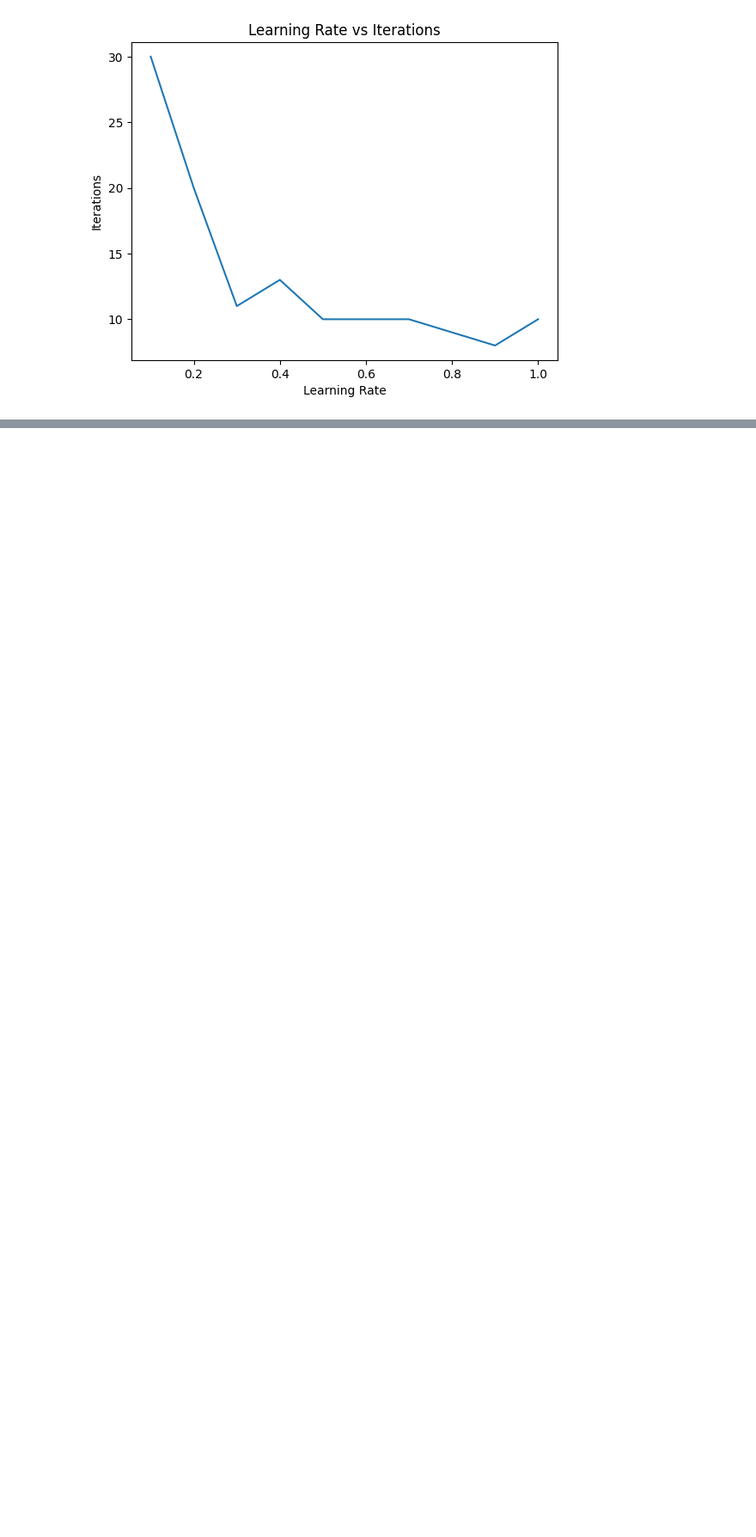
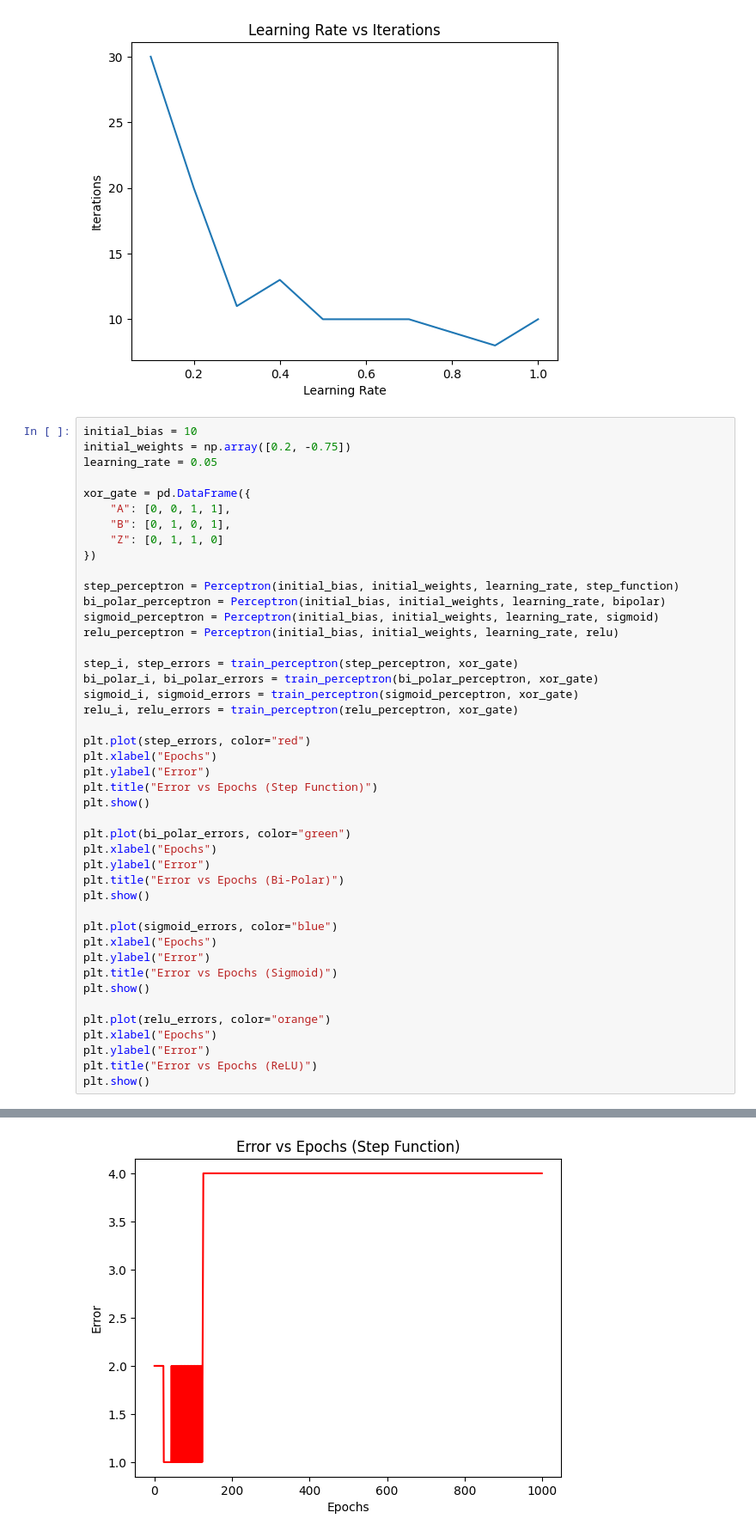
Before and after one commit to ajratnam/ML_LAB_24, a Jupyter notebook: Lab 06/Program.ipynb, the cells around one changed output, grey strips where cells are left out. Shown at 86% size. Cells and saved outputs as stored; diff of their text form; blank space fills up the shorter version.

```diff
--- a/Lab 06/Program.ipynb
+++ b/Lab 06/Program.ipynb
@@ -370,3 +370,48 @@ After 9 epochs Weights: [2.95654281 2.3538591 ] Bias: -4.3999999999999995
 After 8 epochs Weights: [2.95654281 2.3538591 ] Bias: -4.4
 After 10 epochs Weights: [4.95654281 2.3538591 ] Bias: -6
 [figure]
+# %%
+initial_bias = 10
+initial_weights = np.array([0.2, -0.75])
+learning_rate = 0.05
+
+xor_gate = pd.DataFrame({
+    "A": [0, 0, 1, 1],
+    "B": [0, 1, 0, 1],
+    "Z": [0, 1, 1, 0]
+})
+
+step_perceptron = Perceptron(initial_bias, initial_weights, learning_rate, step_function)
+bi_polar_perceptron = Perceptron(initial_bias, initial_weights, learning_rate, bipolar)
+sigmoid_perceptron = Perceptron(initial_bias, initial_weights, learning_rate, sigmoid)
+relu_perceptron = Perceptron(initial_bias, initial_weights, learning_rate, relu)
+
+step_i, step_errors = train_perceptron(step_perceptron, xor_gate)
+bi_polar_i, bi_polar_errors = train_perceptron(bi_polar_perceptron, xor_gate)
+sigmoid_i, sigmoid_errors = train_perceptron(sigmoid_perceptron, xor_gate)
+relu_i, relu_errors = train_perceptron(relu_perceptron, xor_gate)
+
+plt.plot(step_errors, color="red")
+plt.xlabel("Epochs")
+plt.ylabel("Error")
+plt.title("Error vs Epochs (Step Function)")
+plt.show()
+
+plt.plot(bi_polar_errors, color="green")
+plt.xlabel("Epochs")
+plt.ylabel("Error")
+plt.title("Error vs Epochs (Bi-Polar)")
+plt.show()
+
+plt.plot(sigmoid_errors, color="blue")
+plt.xlabel("Epochs")
+plt.ylabel("Error")
+plt.title("Error vs Epochs (Sigmoid)")
+plt.show()
+
+plt.plot(relu_errors, color="orange")
+plt.xlabel("Epochs")
+plt.ylabel("Error")
+plt.title("Error vs Epochs (ReLU)")
+plt.show()
+# %% [output]
@@ -372,0 +422 @@ After 10 epochs Weights: [4.95654281 2.3538591 ] Bias: -6
+[figure, added]
```
Also changed, not shown: parts of 4 cells of this notebook.
